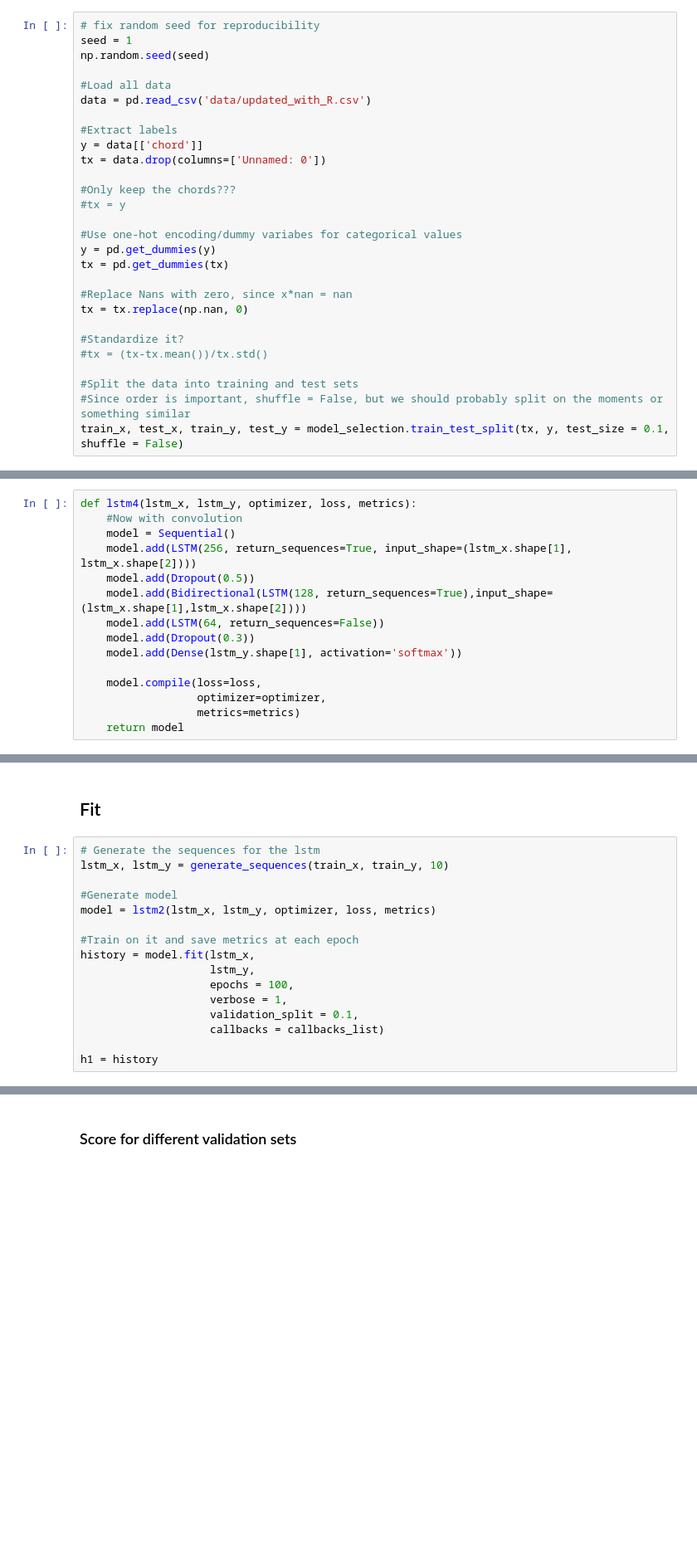
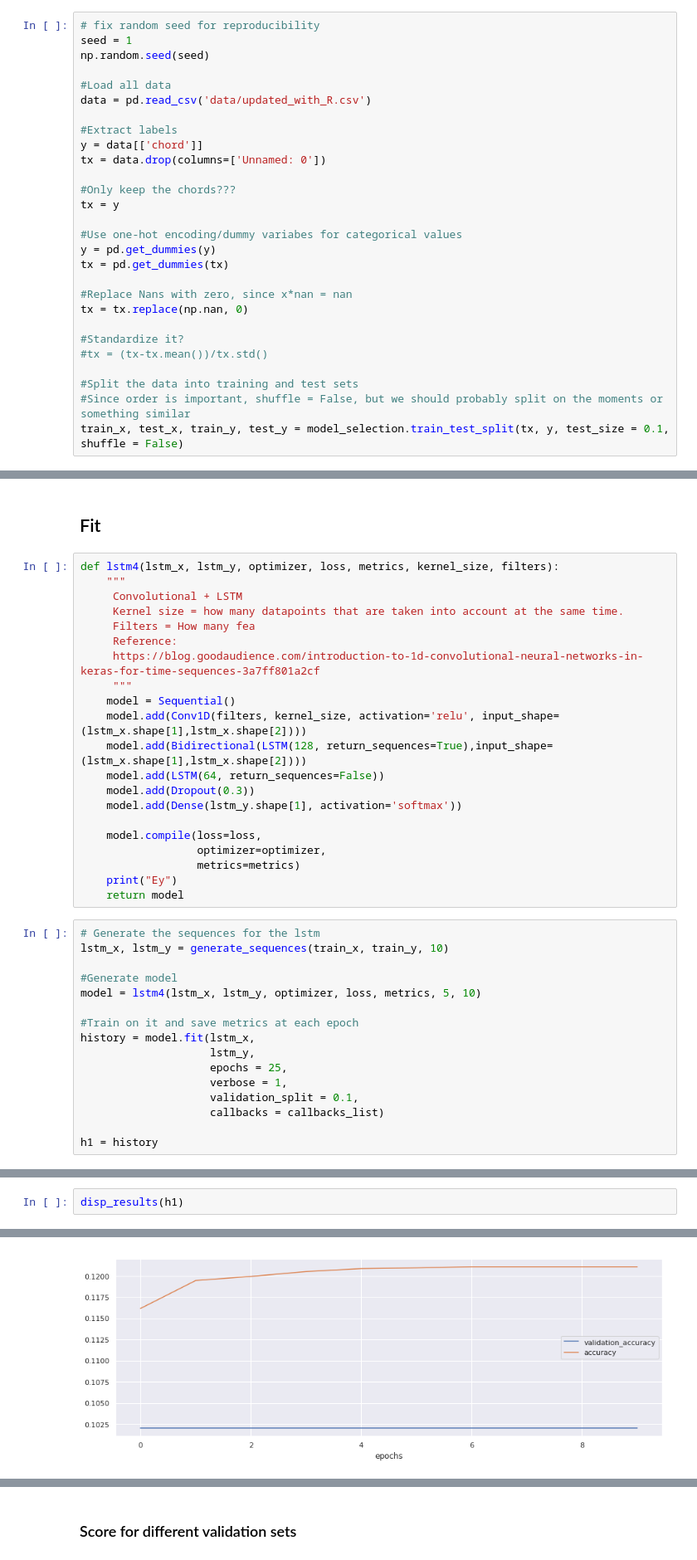
Before and after one commit to laureleo/chord-prediction, a Jupyter notebook: playground.ipynb, the cells around one changed output, grey strips where cells are left out. Shown at 83% size. Drawn from its saved outputs; the diff is of its cells as text; blank space fills up the shorter version.

Commit message:
Testing different amounts of filter for convnets

```diff
--- a/playground.ipynb
+++ b/playground.ipynb
@@ -29,7 +29,7 @@ y = data[['chord']]
 tx = data.drop(columns=['Unnamed: 0'])
 
 #Only keep the chords???
-#tx = y
+tx = y
 
 #Use one-hot encoding/dummy variabes for categorical values
 y = pd.get_dummies(y)
@@ -161,21 +164,6 @@ def lstm3(lstm_x, lstm_y, optimizer, loss, metrics):
                   optimizer=optimizer,
                   metrics=metrics)
     return model
-# %%
-def lstm4(lstm_x, lstm_y, optimizer, loss, metrics):
-    #Now with convolution
-    model = Sequential()
-    model.add(LSTM(256, return_sequences=True, input_shape=(lstm_x.shape[1], lstm_x.shape[2])))
-    model.add(Dropout(0.5))
-    model.add(Bidirectional(LSTM(128, return_sequences=True),input_shape=(lstm_x.shape[1],lstm_x.shape[2])))
-    model.add(LSTM(64, return_sequences=False))
-    model.add(Dropout(0.3))
-    model.add(Dense(lstm_y.shape[1], activation='softmax'))
-
-    model.compile(loss=loss,
-                  optimizer=optimizer,
-                  metrics=metrics)
-    return model
 # %% [markdown]
 # Train
 # %% [markdown]
@@ -202,17 +190,38 @@ callbacks_list = [checkpoint]
 #model.load_weights('weights.10-4.13.hdf5')
 # %% [markdown]
 ## Fit
+# %%
+def lstm4(lstm_x, lstm_y, optimizer, loss, metrics, kernel_size, filters):
+    """
+     Convolutional + LSTM
+     Kernel size = how many datapoints that are taken into account at the same time.
+     Filters = How many fea
+     Reference:
+     https://blog.goodaudience.com/introduction-to-1d-convolutional-neural-networks-in-keras-for-time-sequences-3a7ff801a2cf
+     """
+    model = Sequential()
+    model.add(Conv1D(filters, kernel_size, activation='relu', input_shape=(lstm_x.shape[1],lstm_x.shape[2])))
+    model.add(Bidirectional(LSTM(128, return_sequences=True),input_shape=(lstm_x.shape[1],lstm_x.shape[2])))
+    model.add(LSTM(64, return_sequences=False))
+    model.add(Dropout(0.3))
+    model.add(Dense(lstm_y.shape[1], activation='softmax'))
+
+    model.compile(loss=loss,
+                  optimizer=optimizer,
+                  metrics=metrics)
+    print("Ey")
+    return model
 # %%
 # Generate the sequences for the lstm
 lstm_x, lstm_y = generate_sequences(train_x, train_y, 10)
 
 #Generate model
-model = lstm2(lstm_x, lstm_y, optimizer, loss, metrics)
+model = lstm4(lstm_x, lstm_y, optimizer, loss, metrics, 5, 10)
 
 #Train on it and save metrics at each epoch
 history = model.fit(lstm_x,
                     lstm_y,
-                    epochs = 100,
+                    epochs = 25,
                     verbose = 1,
                     validation_split = 0.1,
                     callbacks = callbacks_list)
@@ -238,0 +248,3 @@ Epoch 100/100
+# %%
+disp_results(h1)
+# %% [output]
@@ -238,0 +268 @@ Epoch 100/100
+[figure, added]
```
Also changed, not shown: parts of 10 cells of this notebook.
